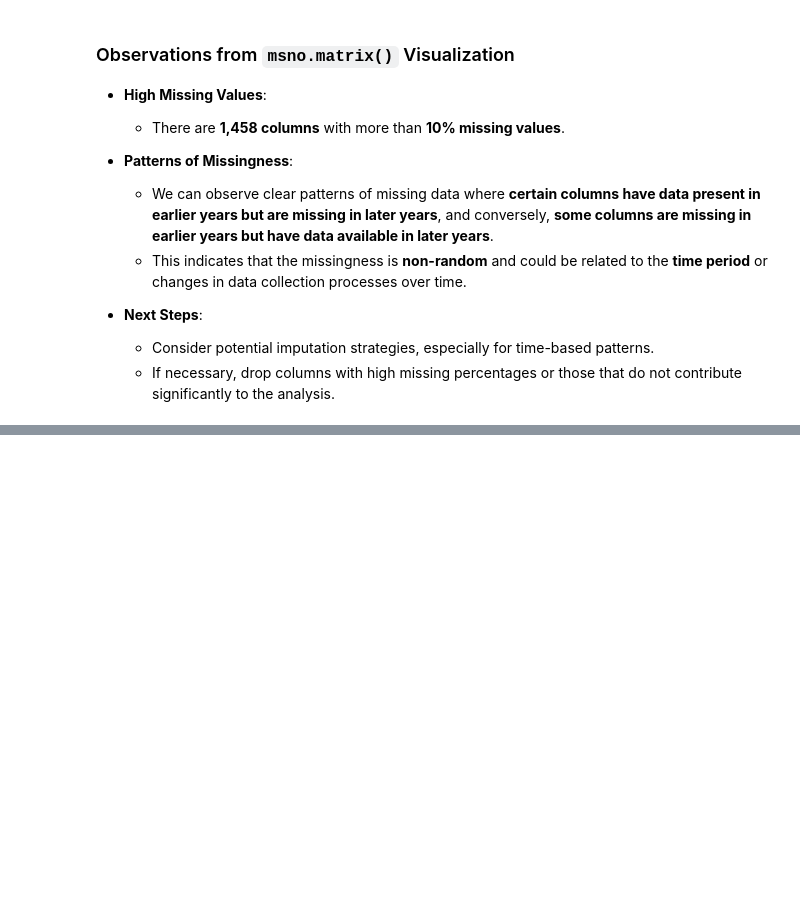
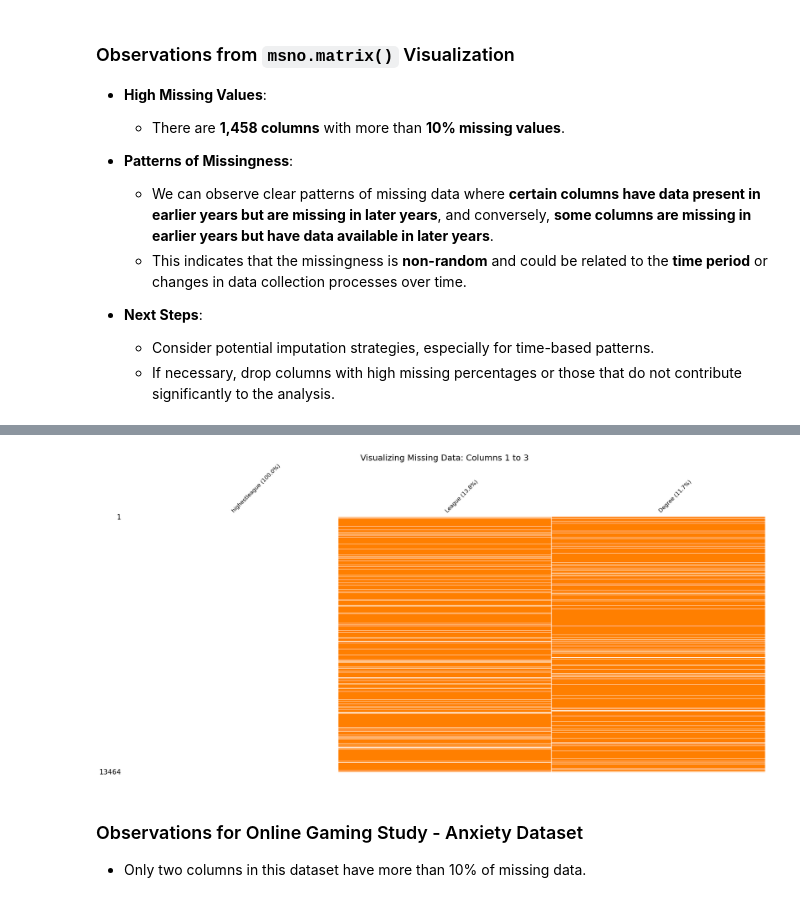
Before and after one commit to sakshamlakhera/CSE587, a Jupyter notebook: notebook/EDA.ipynb, the cells around one changed output, grey strips where cells are left out. Cells and saved outputs as stored; diff of their text form; code cells hidden in the pictures; blank space fills up the shorter version.

```diff
--- a/notebook/EDA.ipynb
+++ b/notebook/EDA.ipynb
@@ -294,0 +297,2 @@ visualize_missing_columns_in_chunks(df, threshold=10.0, chunk_size=50)
+# %%
+gaming_dat = pd.read_csv(r"../data/GamingStudy_data.csv")
@@ -294,0 +312,8 @@ visualize_missing_columns_in_chunks(df, threshold=10.0, chunk_size=50)
+# %%
+visualize_missing_columns_in_chunks(gaming_dat, threshold=10.0, chunk_size=50)
+# %% [output]
+[figure, added]
+# %% [markdown]
+### Observations for Online Gaming Study - Anxiety Dataset
+
+- Only two columns in this dataset have more than 10% of missing data.
```
Also changed, not shown: parts of 5 cells of this notebook, 3 other files.
